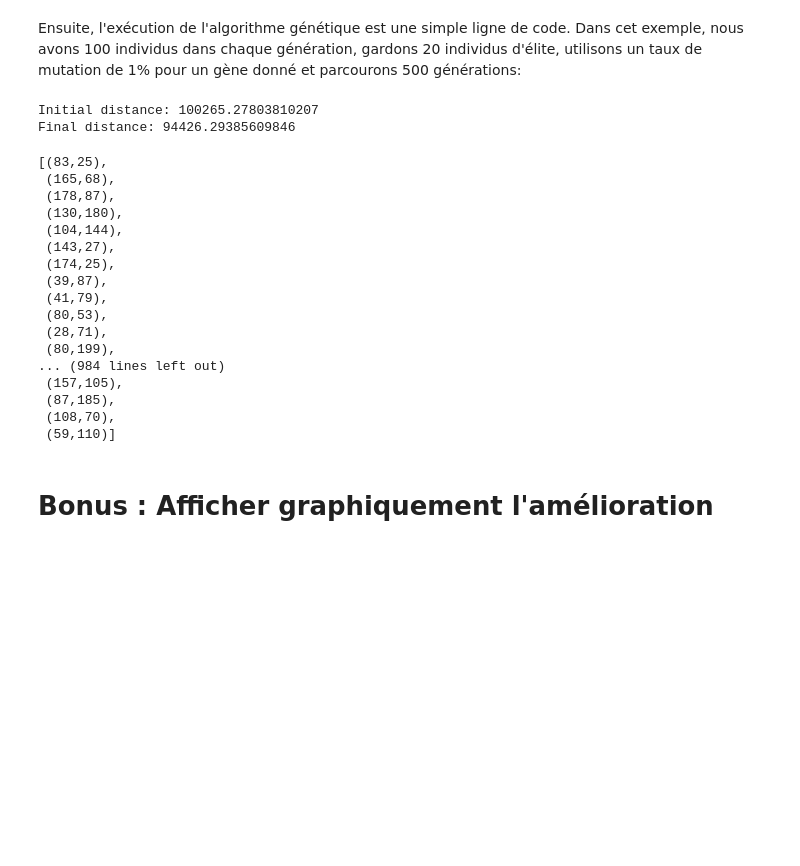
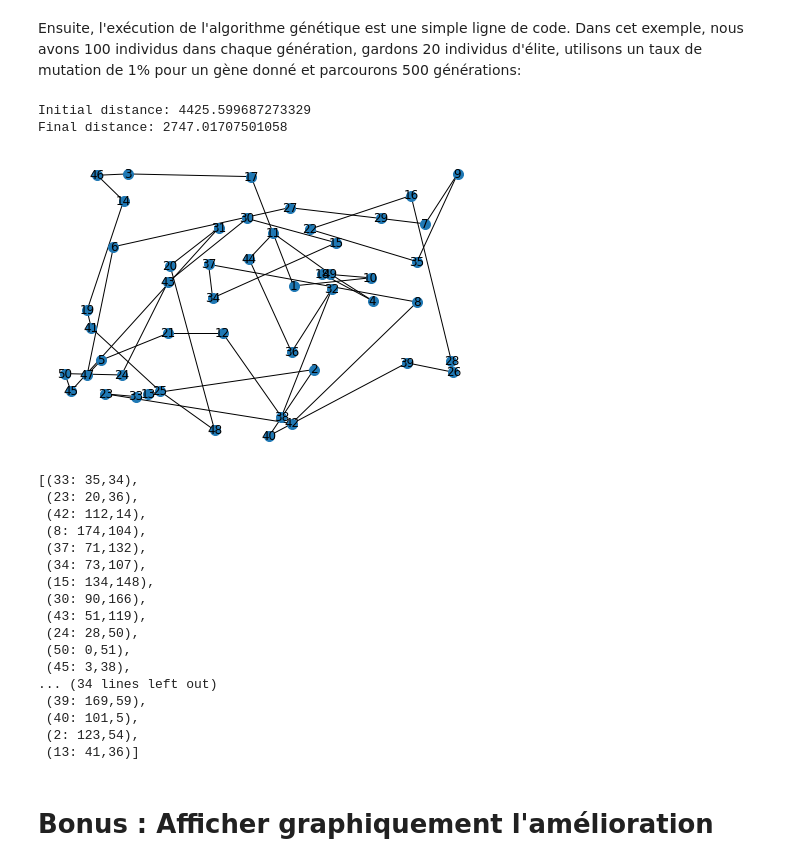
Before and after one commit to CoCodeur/VRP-PROJECT, a Jupyter notebook: AG/AlgorithmeGénétique.ipynb, the cells around one changed output. Saved outputs shown, nothing was run; the diff lists cells and outputs as text; code cells hidden in the pictures; blank space fills up the shorter version.

```diff
--- a/AG/AlgorithmeGénétique.ipynb
+++ b/AG/AlgorithmeGénétique.ipynb
@@ -8,9 +8,10 @@ import numpy as np, random, operator, pandas as pd, matplotlib.pyplot as plt
 La classe city va créer une ville avec des coordonnées, une méthode (avec comme paramètre elle même et une ville) afin de calculer sa distance avec une ville et une autre méthode afin de renvoyer une coordonnée nettoyé.
 # %%
 class City:
-    def __init__(self, x, y):
+    def __init__(self, x, y, i):
         self.x = x
         self.y = y
+        self.i = i
 
     def distance(self, city):
         xDis = abs(self.x - city.x)
@@ -19,7 +20,7 @@ class City:
         return distance
 
     def __repr__(self):
-        return "(" + str(self.x) + "," + str(self.y) + ")"
+        return "(" + str(self.i) + ": " + str(self.x) + "," + str(self.y) + ")"
 # %% [markdown]
 La classe fitness va contenir 3 méthodes :
 - La première initialise une route avec une distance et un fitness égale à 0
@@ -216,6 +217,10 @@ def geneticAlgorithm(population, popSize, eliteSize, mutationRate, generations):
     print("Final distance: " + str(1 / rankRoutes(pop)[0][1]))
     bestRouteIndex = rankRoutes(pop)[0][0]
     bestRoute = pop[bestRouteIndex]
+    G.remove_edges_from(list(G.edges()))
+    for node_index, city in enumerate(bestRoute):
+        if node_index + 1 < len(bestRoute): G.add_edge(city.i, bestRoute[node_index+1].i)
+
     return bestRoute
 # %% [markdown]
 # Exécuter l'algorithme
@@ -223,32 +228,37 @@ def geneticAlgorithm(population, popSize, eliteSize, mutationRate, generations):
 L'execution de l'algorithme se fera en deux étapes : Premièrement, nous avons besoin d'une liste de villes entre lesquelles voyager. Pour cette démonstration, nous allons créer une liste de 25 villes aléatoires (un nombre apparemment petit de villes, mais la bruteforce normalement devrait tester plus de 300 sextillions de routes!):
 # %%
 cityList = []
+G = nx.Graph()
 
-for i in range(0,1000):
-    cityList.append(City(x=int(random.random() * 200), y=int(random.random() * 200)))
+for i in range(0,50):
+    xpos = int(random.random() * 200)
+    ypos = int(random.random() * 200)
+    cityList.append(City(xpos, ypos, i+1))
+    G.add_node(i+1, pos=(xpos, ypos))
 # %% [markdown]
 Ensuite, l'exécution de l'algorithme génétique est une simple ligne de code. Dans cet exemple, nous avons 100 individus dans chaque génération, gardons 20 individus d'élite, utilisons un taux de mutation de 1% pour un gène donné et parcourons 500 générations:
 # %%
-geneticAlgorithm(population=cityList, popSize=100, eliteSize=20, mutationRate=0.01, generations=500)
+geneticAlgorithm(population=cityList, popSize=100, eliteSize=20, mutationRate=0.01, generations=100)
 # %% [output]
-Initial distance: 100265.27803810207
-Final distance: 94426.29385609846
+Initial distance: 4425.599687273329
+Final distance: 2747.01707501058
+[figure, added]
-[(83,25),
- (165,68),
- (178,87),
- (130,180),
- (104,144),
- (143,27),
- (174,25),
- (39,87),
- (41,79),
- (80,53),
- (28,71),
- (80,199),
-... (984 lines left out)
- (157,105),
- (87,185),
- (108,70),
- (59,110)]
+[(33: 35,34),
+ (23: 20,36),
+ (42: 112,14),
+ (8: 174,104),
+ (37: 71,132),
+ (34: 73,107),
+ (15: 134,148),
+ (30: 90,166),
+ (43: 51,119),
+ (24: 28,50),
+ (50: 0,51),
+ (45: 3,38),
+... (34 lines left out)
+ (39: 169,59),
+ (40: 101,5),
+ (2: 123,54),
+ (13: 41,36)]
 # %% [markdown]
 # Bonus : Afficher graphiquement l'amélioration
```
Also changed, not shown: parts of 4 cells of this notebook.
